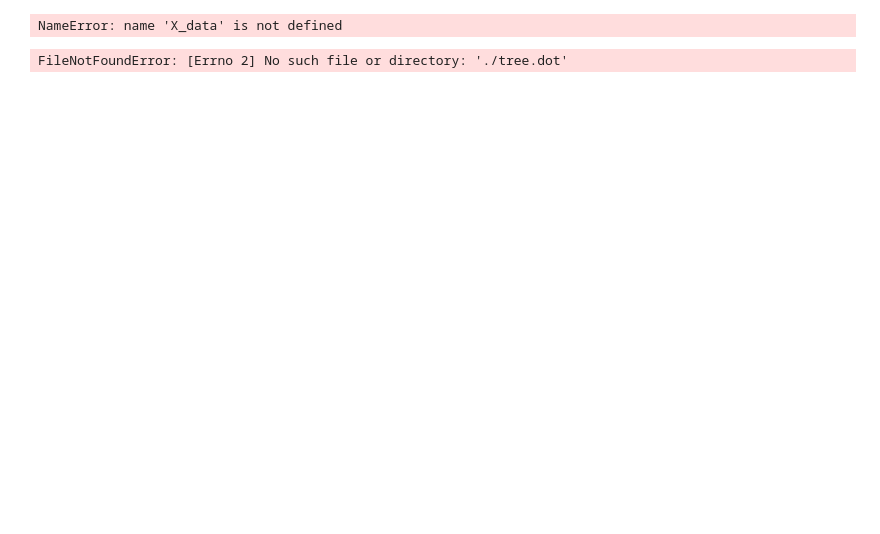
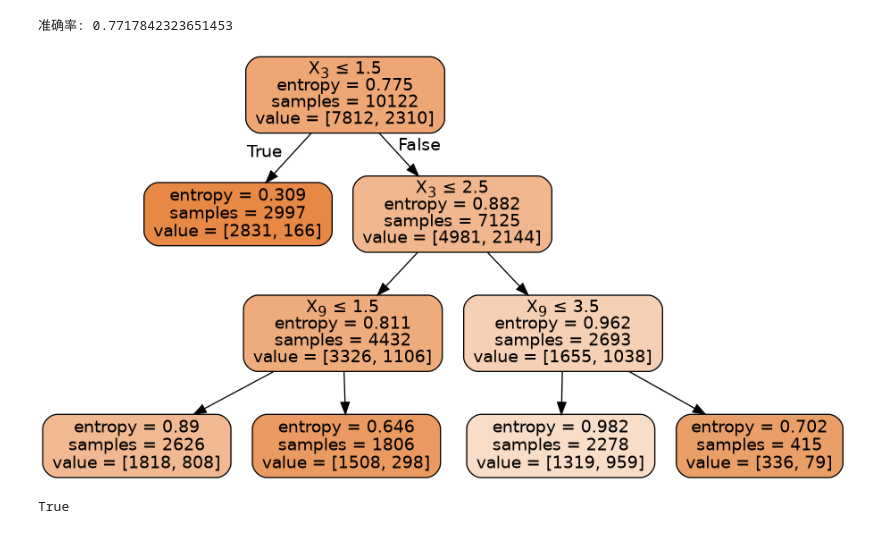
Before and after one commit to fralychen/TianchiData, a Jupyter notebook: 未命名.ipynb, the cells around one changed output. Drawn from its saved outputs; the diff is of its cells as text; code cells hidden in the pictures; blank space fills up the shorter version.

```diff
--- a/未命名.ipynb
+++ b/未命名.ipynb
@@ -22,5 +61,0 @@ NameError: name 'Train_data' is not defined
-# %%
-Train_data['CUST_AGE'] = pd.qcut(Train_data.CUST_AGE, 3, labels=["1", "2", "3"])
-Train_data['CAR_AGE'] = pd.qcut(Train_data.CAR_AGE, 5, labels=["1", "2", "3", "4", "5"])
-Train_data['CAR_PRICE'] = pd.qcut(Train_data.CAR_PRICE, 4, labels=["1", "2", "3", "4"])
-Train_data['LOAN_AMOUNT'] = pd.qcut(Train_data.LOAN_AMOUNT, 4, labels=["1", "2", "3", "4"])
@@ -29,3 +62,8 @@ NameError: name 'Train_data' is not defined
+# %%
+Train_data['CUST_AGE'] = Train_data.CUST_AGE.apply(lambda x: 1 if (x<=35 and x >=16) else 2 if (x >= 36 and x <= 60) else 3)
+Train_data['CAR_AGE'] = Train_data.CAR_AGE.apply(lambda x: 1 if (x <=730) else 2 if (x >=731 and x <= 1460) else 3 if (x >= 1461 and x <= 2190) else 4 if (x >= 2191 and x <= 3650) else 5)
+Train_data['CAR_PRICE'] = Train_data.CAR_PRICE.apply(lambda x: 1 if (x >=50000 and x <= 90000) else 2 if (x >= 90001 and x<= 150000) else 3 if (x >= 150001 and x <= 300000) else 4)
+Train_data['LOAN_AMOUNT'] = Train_data.LOAN_AMOUNT.apply(lambda x: 1 if (x <= 50000) else 2 if(x >=50001 and x <= 200000) else 3 if(x >= 200001 and x <= 500000) else 4)
 # %%
 Train_data.head()
 # %% [output]
@@ -37,6 +98,6 @@ NameError: name 'Train_data' is not defined
 # %%
 feature_cols = [col for col in numerical_cols if col != 'IS_LOST']
-X_data = Train_data[feature_cols]
-Y_data = Train_data['IS_LOST']
-X_data
+data = Train_data[feature_cols].fillna(value=0)
+target = Train_data['IS_LOST']
+data
 # %% [output]
@@ -44,14 +155,23 @@ NameError: name 'numerical_cols' is not defined
 # %%
-dtc = DTC(criterion='entropy',max_depth=4)
-dtc.fit(X_data, Y_data)
-print('准确率:', dtc.score(X_data, Y_data))
-with open('./tree.dot', 'w') as f:
-    f = export_graphviz(dtc, feature_names=X_data.columns, out_file=f)
+dtc = DTC(criterion='entropy',max_depth=4, max_leaf_nodes=5)
+dtc.fit(data, target)
+print('准确率:', dtc.score(data, target))
 # %% [output]
-NameError: name 'X_data' is not defined
+准确率: 0.7717842323651453
+# %%
+dot_data = tree.export_graphviz(dtc, out_file=None,
+                         filled=True, rounded=True,
+                         special_characters=True)
+graph = pydotplus.graph_from_dot_data(dot_data)
+Image(graph.create_png())
+# %% [output]
+[figure, added]
 # %%
 import pydot
 import pydotplus
+with open('./tree.dot', 'w') as f:
+    f = export_graphviz(dtc, feature_names=data.columns, out_file=f)
 graph = pydotplus.graph_from_dot_file('./tree.dot')
+graph.write_pdf("iris.pdf")
 # %% [output]
-FileNotFoundError: [Errno 2] No such file or directory: './tree.dot'
+True
```
Also changed, not shown: parts of 10 cells of this notebook, 3 other files.
